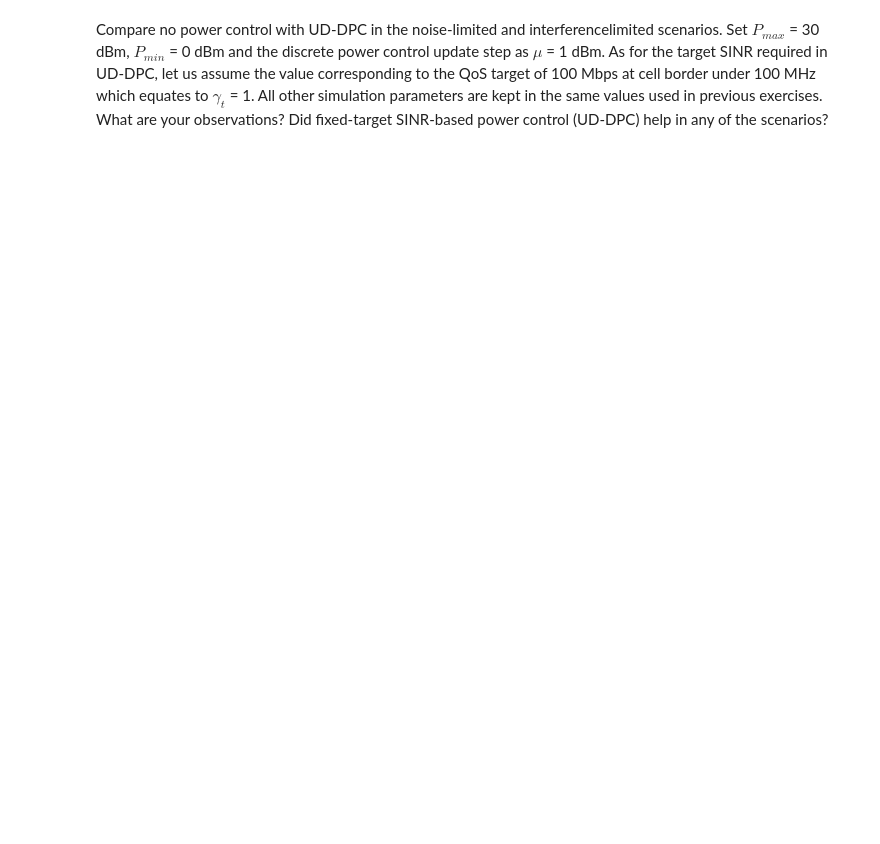
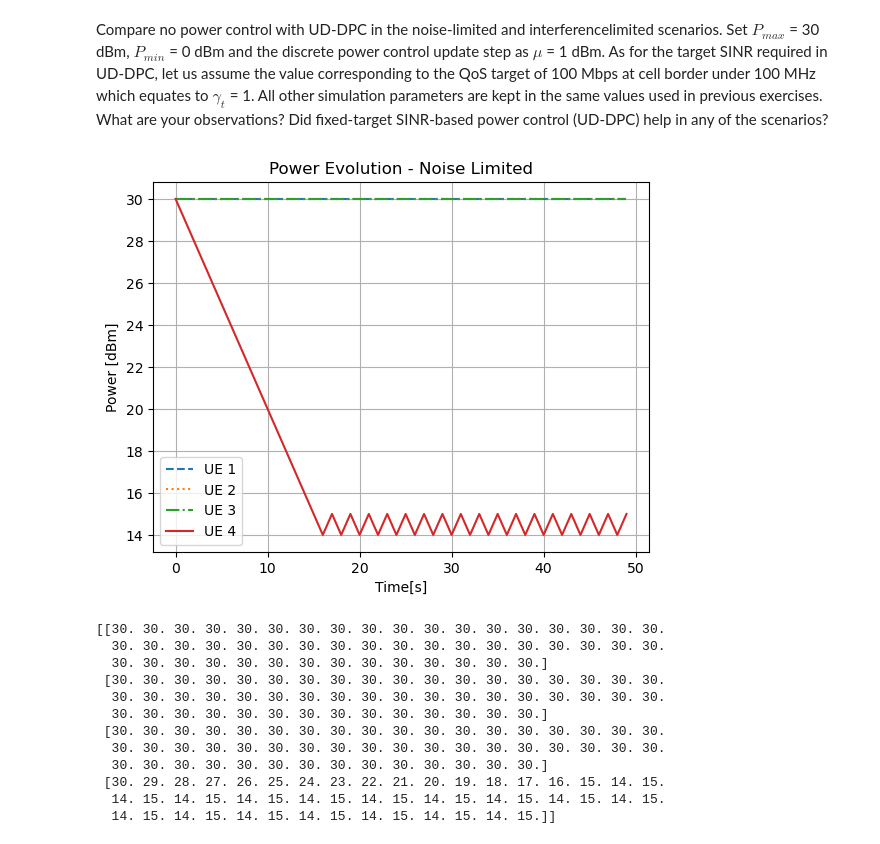
Before and after one commit to vitorfraga12/Intro-to-Wirelles---Part-3, a Jupyter notebook: Questao7.ipynb, the cells around one changed output. Drawn from its saved outputs; the diff is of its cells as text; code cells hidden in the pictures; blank space fills up the shorter version.

```diff
--- a/Questao7.ipynb
+++ b/Questao7.ipynb
@@ -233,11 +321,60 @@ def find_capacity(sinr, banda, channels):
 # %%
 bandwidth , transmit_power, d_min, K_0 = 100e6, 1, 1, 1e-20 # Em MHz, mW, metros, mW/Hz respectivamente
 aps, ues, channels = 4, 4, 1
-area = 1000
+area_noiselimited = 1000
+area_interferencelimited = 100
 sigma_shadowing = 2
 sigma_fastfading = 1/np.sqrt(2)
-iterat = 1000
 # %%
 power_trans_max = 30 # Em dBm
 power_trans_min = 0 # Em dBm
 step = 1 # Em dBm
+# %%
+# Definindo o SINR alvo
+sinr_alvo = 1
+
+# Definindo o tempo de simulação
+time = 50
+
+# Fazendo a simulação
+sinr_max_vector, sinr_dpc_vector, capacity_max_vector, capacity_dpc_vector = noise_limited(aps, ues, channels, power_trans_max, power_trans_min, step, sinr_alvo, time, bandwidth, K_0, area_noiselimited, sigma_shadowing, sigma_fastfading)
+# %%
+# Plotando a evolução da potência de transmissão
+
+x_coord = [225.83, 566.79, 765.51, 265.95]
+y_coord = [203.33, 321.88, 146.88, 702.39]
+
+a = updown_dpc(aps, ues, channels, power_trans_max, power_trans_min, step, sinr_alvo, time, bandwidth, K_0, area_noiselimited, sigma_shadowing, sigma_fastfading, x_coord, y_coord)
+# Descobrindo qual as dimensões de a
+
+a = a[0]
+
+
+
+plt.figure()
+plt.plot(a[0], label='UE 1', linestyle='--')
+plt.plot(a[1], label='UE 2', linestyle=':')
+plt.plot(a[2], label='UE 3', linestyle='-.')
+plt.plot(a[3], label='UE 4')
+plt.grid()
+plt.legend()
+plt.xlabel('Time[s]')
+plt.ylabel('Power [dBm]')
+plt.title('Power Evolution - Noise Limited')
+plt.show()
+
+print(a)
+# %% [output]
+[figure, added]
+[[30. 30. 30. 30. 30. 30. 30. 30. 30. 30. 30. 30. 30. 30. 30. 30. 30. 30.
+  30. 30. 30. 30. 30. 30. 30. 30. 30. 30. 30. 30. 30. 30. 30. 30. 30. 30.
+  30. 30. 30. 30. 30. 30. 30. 30. 30. 30. 30. 30. 30. 30.]
+ [30. 30. 30. 30. 30. 30. 30. 30. 30. 30. 30. 30. 30. 30. 30. 30. 30. 30.
+  30. 30. 30. 30. 30. 30. 30. 30. 30. 30. 30. 30. 30. 30. 30. 30. 30. 30.
+  30. 30. 30. 30. 30. 30. 30. 30. 30. 30. 30. 30. 30. 30.]
+ [30. 30. 30. 30. 30. 30. 30. 30. 30. 30. 30. 30. 30. 30. 30. 30. 30. 30.
+  30. 30. 30. 30. 30. 30. 30. 30. 30. 30. 30. 30. 30. 30. 30. 30. 30. 30.
+  30. 30. 30. 30. 30. 30. 30. 30. 30. 30. 30. 30. 30. 30.]
+ [30. 29. 28. 27. 26. 25. 24. 23. 22. 21. 20. 19. 18. 17. 16. 15. 14. 15.
+  14. 15. 14. 15. 14. 15. 14. 15. 14. 15. 14. 15. 14. 15. 14. 15. 14. 15.
+  14. 15. 14. 15. 14. 15. 14. 15. 14. 15. 14. 15. 14. 15.]]
```
Also changed, not shown: parts of 16 cells of this notebook.
